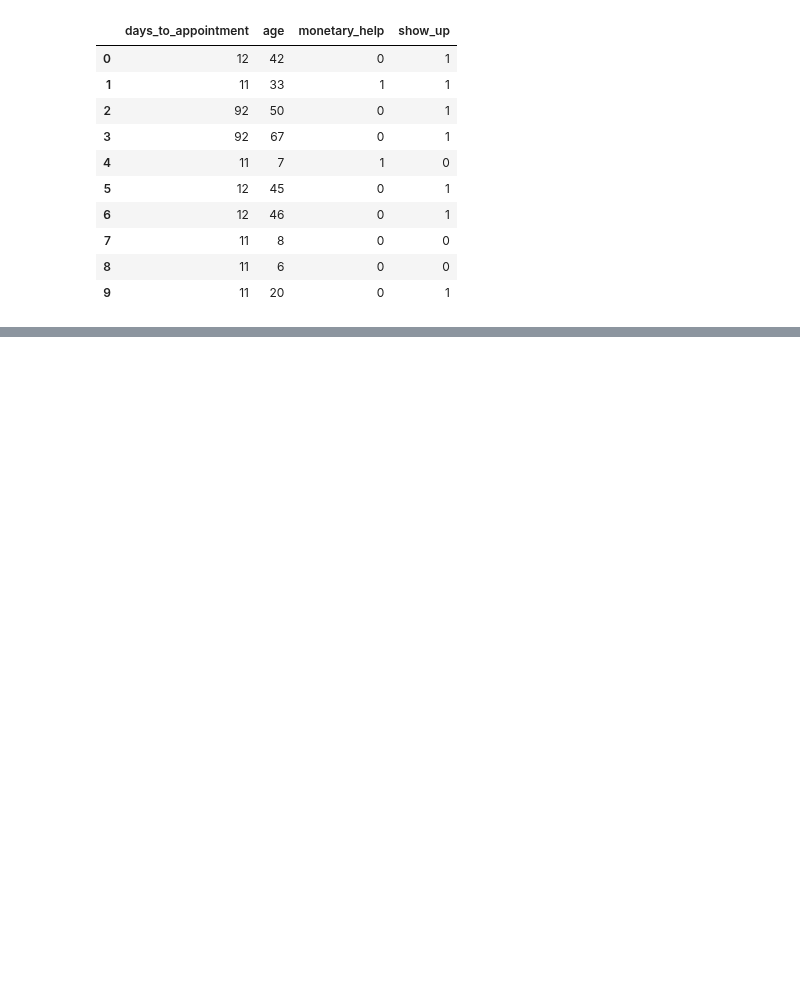
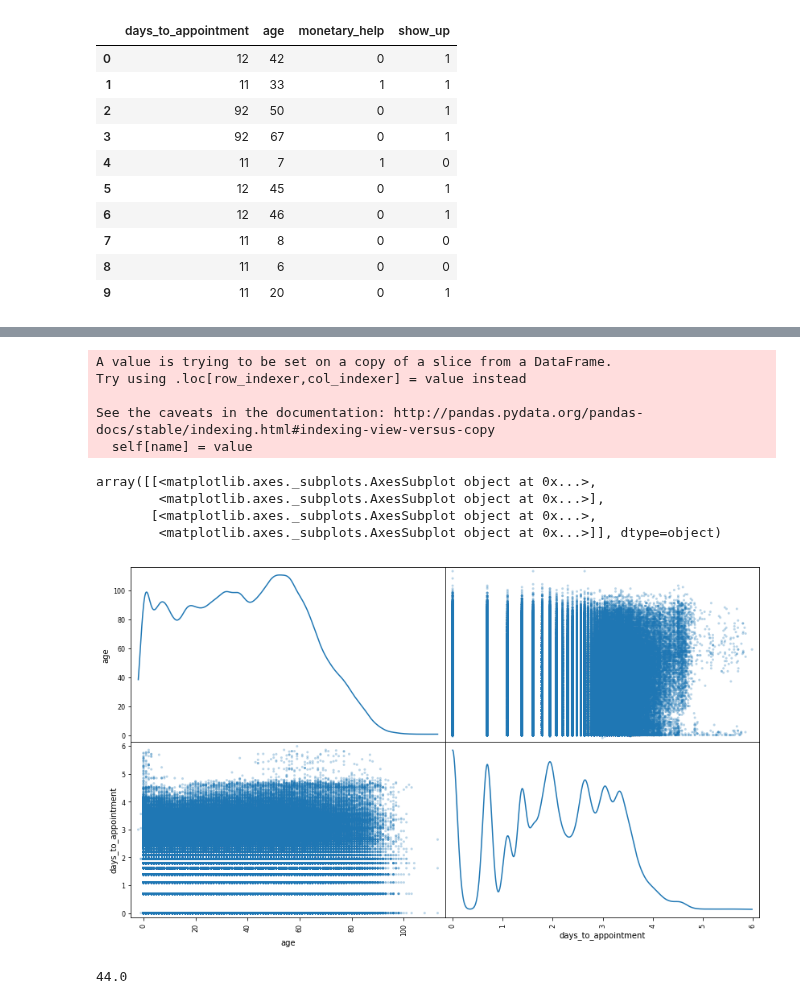
Before and after one commit to edvalente/mlnd-capstone-project, a Jupyter notebook: notebooks/unsupervised.ipynb, the cells around one changed output, grey strips where cells are left out. Cells and saved outputs as stored; diff of their text form; code cells hidden in the pictures; blank space fills up the shorter version.

```diff
--- a/notebooks/unsupervised.ipynb
+++ b/notebooks/unsupervised.ipynb
@@ -167,0 +176,15 @@ True
+# %%
+scatter_data = data[['age', 'days_to_appointment']]
+scatter_data.loc[:, 'days_to_appointment'] = np.log(scatter_data.loc[:, 'days_to_appointment'])
+pd.plotting.scatter_matrix(scatter_data, alpha = 0.3, figsize = (14,8), diagonal = 'kde')
+# %% [output]
+A value is trying to be set on a copy of a slice from a DataFrame.
+Try using .loc[row_indexer,col_indexer] = value instead
+
+See the caveats in the documentation: http://pandas.pydata.org/pandas-docs/stable/indexing.html#indexing-view-versus-copy
+  self[name] = value
+array([[<matplotlib.axes._subplots.AxesSubplot object at 0x...>,
+        <matplotlib.axes._subplots.AxesSubplot object at 0x...>],
+       [<matplotlib.axes._subplots.AxesSubplot object at 0x...>,
+        <matplotlib.axes._subplots.AxesSubplot object at 0x...>]], dtype=object)
+[figure, added]
@@ -167,0 +216,4 @@ True
+# %%
+np.percentile(data['days_to_appointment'], 75) + (np.percentile(data['days_to_appointment'], 75) - np.percentile(data['days_to_appointment'], 25)) * 1.5
+# %% [output]
+44.0
```
Also changed, not shown: parts of 3 cells of this notebook.
